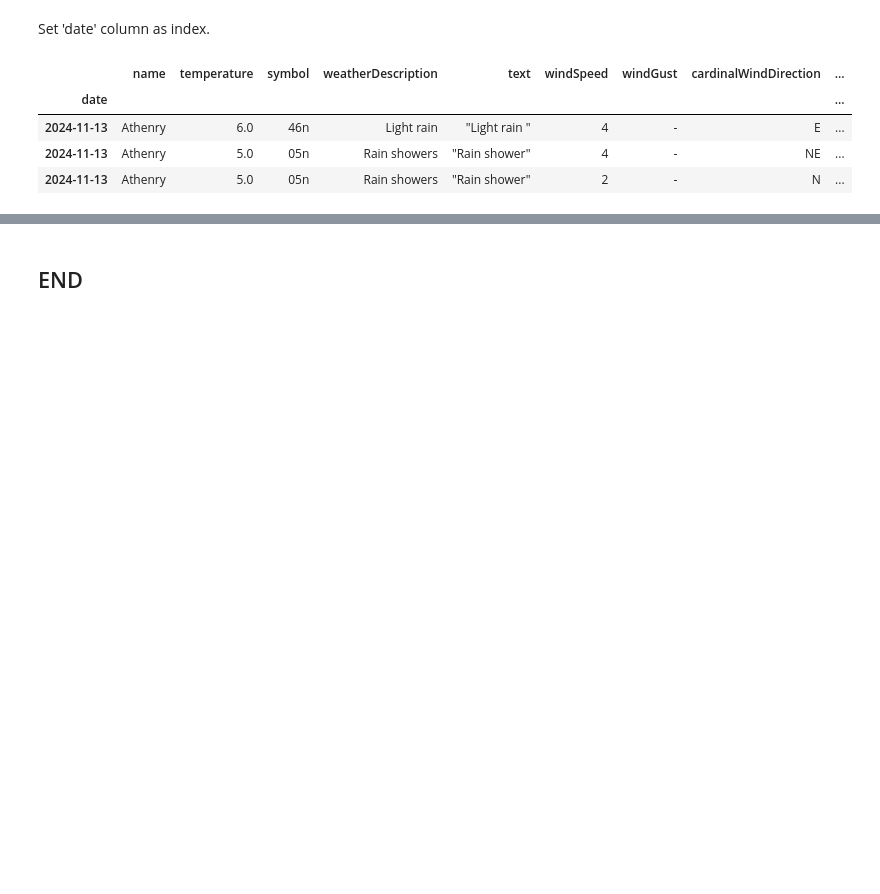
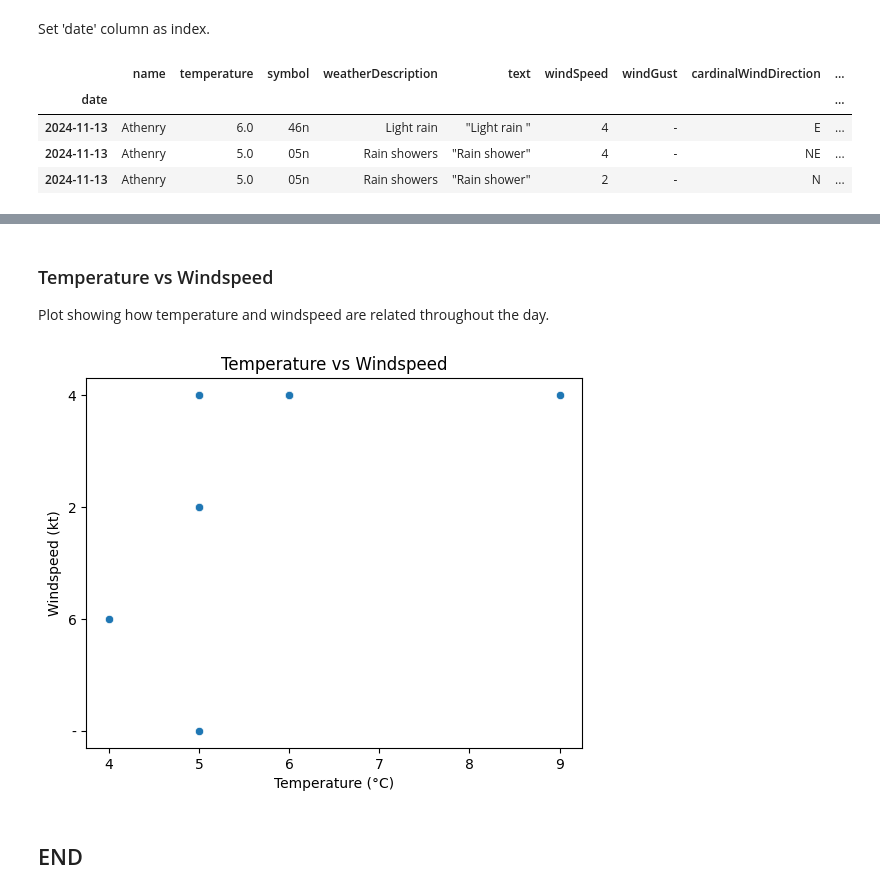
Before and after one commit to PCM11/computer-infrastructure, a Jupyter notebook: weather.ipynb, the cells around one changed output, grey strips where cells are left out. Cells and saved outputs as stored; diff of their text form; code cells hidden in the pictures; blank space fills up the shorter version.

```diff
--- a/weather.ipynb
+++ b/weather.ipynb
@@ -235,2 +260,14 @@ sns.lineplot(data=df, x='reportTime', y='windSpeed')
+# %% [markdown]
+### Temperature vs Windspeed
+Plot showing how temperature and windspeed are related throughout the day.
+# %%
+# Scatter plot: Temperature vs. Humidity
+sns.scatterplot(x='temperature', y='windSpeed', data=df)
+plt.xlabel('Temperature (°C)')
+plt.ylabel('Windspeed (kt)')
+plt.title('Temperature vs Windspeed')
+plt.show()
+# %% [output]
+[figure, added]
 # %% [markdown]
 ## END
```
Also changed, not shown: parts of 39 cells of this notebook, 1 other file.
